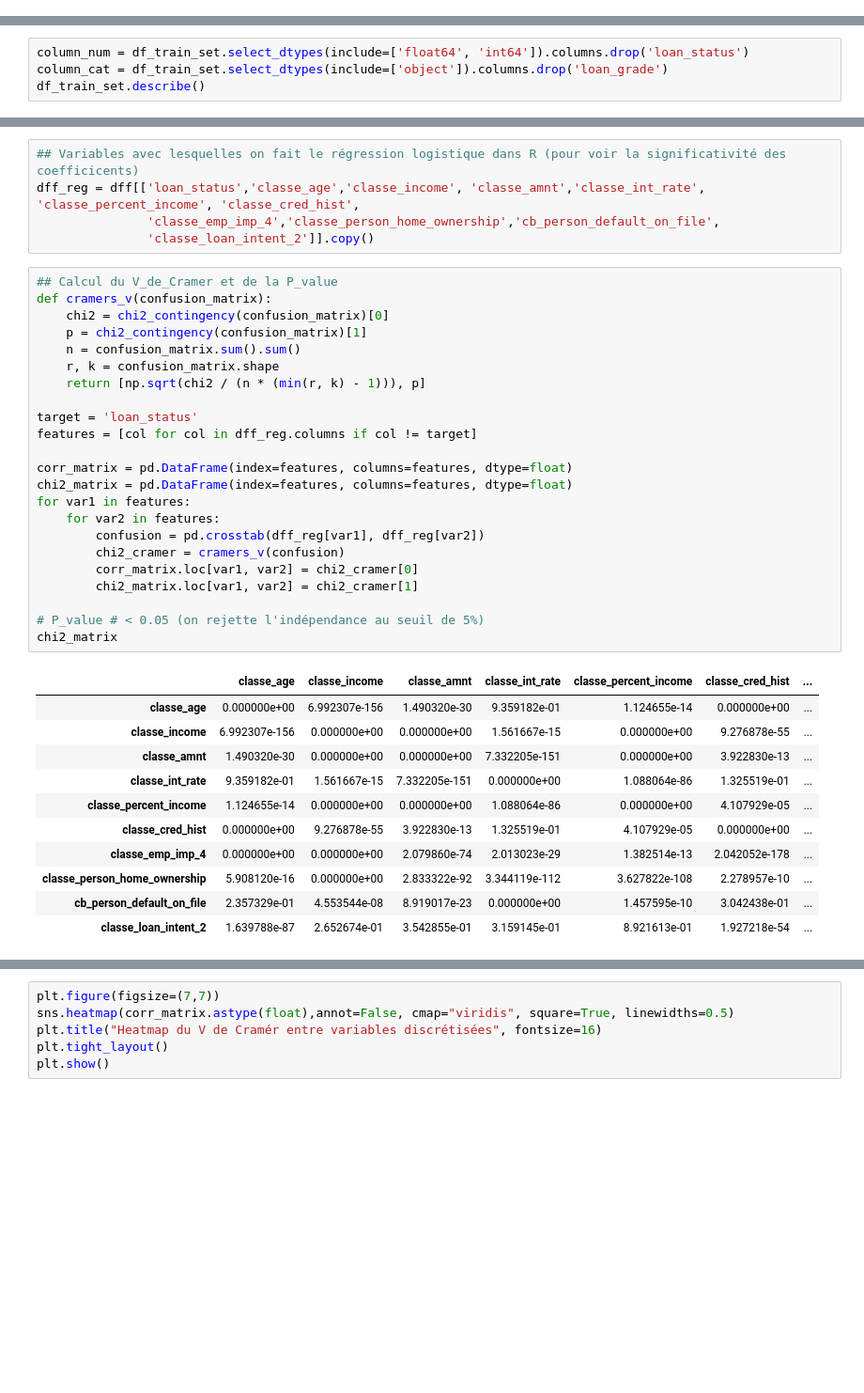
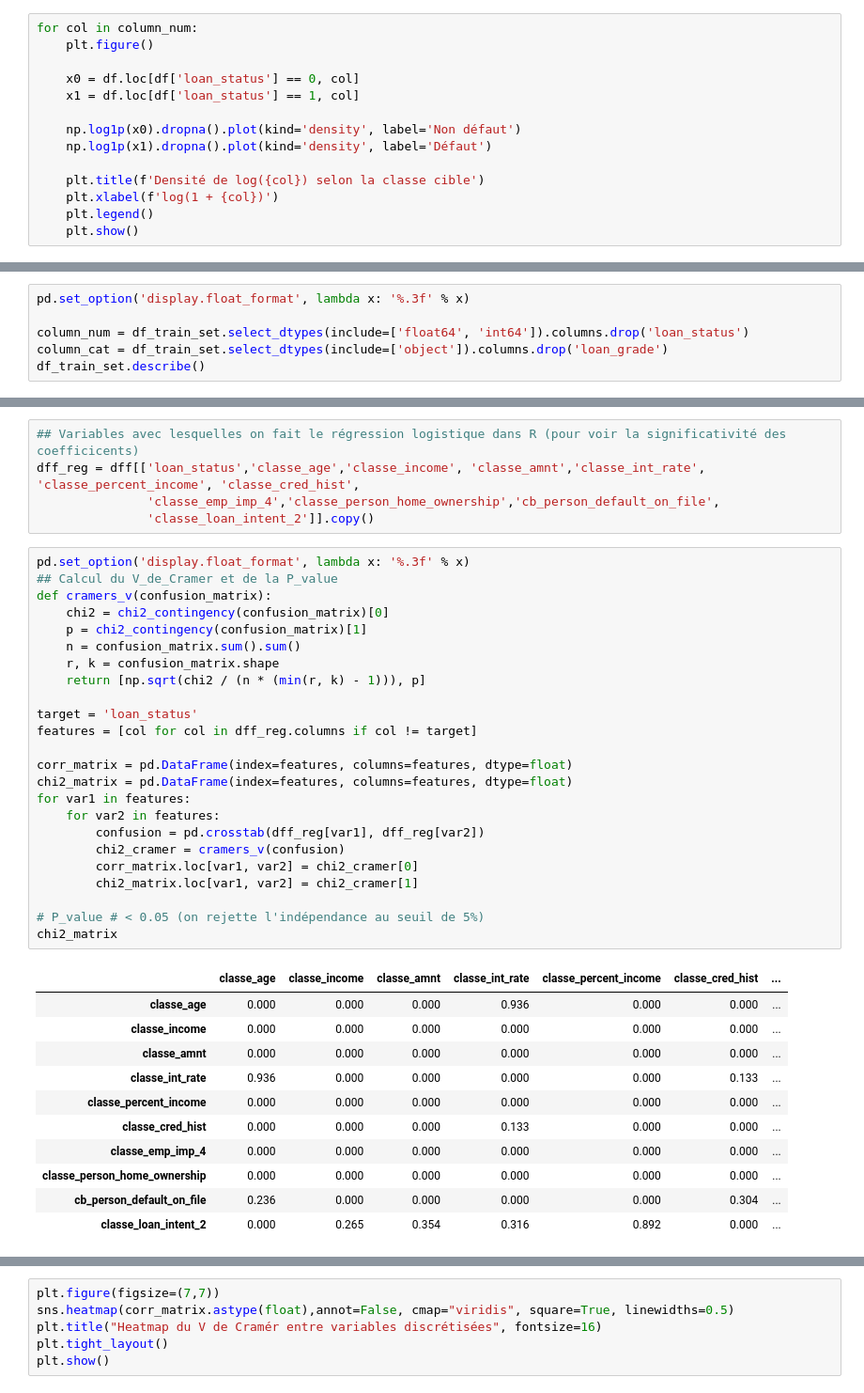
Before and after one commit to jbcheze/Scoring_Project, a Jupyter notebook: notebook/exploration.ipynb, the cells around one changed output, grey strips where cells are left out. Shown at 94% size. Saved outputs shown, nothing was run; the diff lists cells and outputs as text; blank space fills up the shorter version.

```diff
--- a/notebook/exploration.ipynb
+++ b/notebook/exploration.ipynb
@@ -25,0 +38,14 @@ column_cat = df.select_dtypes(include=['object']).columns.drop('loan_grade')
+# %%
+for col in column_num:
+    plt.figure()
+
+    x0 = df.loc[df['loan_status'] == 0, col]
+    x1 = df.loc[df['loan_status'] == 1, col]
+
+    np.log1p(x0).dropna().plot(kind='density', label='Non défaut')
+    np.log1p(x1).dropna().plot(kind='density', label='Défaut')
+
+    plt.title(f'Densité de log({col}) selon la classe cible')
+    plt.xlabel(f'log(1 + {col})')
+    plt.legend()
+    plt.show()
@@ -89,6 +150,8 @@ df_test_set = df_test_set.drop(columns=["stratify_col"])
 # %% [markdown]
 ## Exploration de la base de donnée
 # %%
+pd.set_option('display.float_format', lambda x: '%.3f' % x)
+
 column_num = df_train_set.select_dtypes(include=['float64', 'int64']).columns.drop('loan_status')
 column_cat = df_train_set.select_dtypes(include=['object']).columns.drop('loan_grade')
 df_train_set.describe()
@@ -385,40 +469,41 @@ dff_reg = dff[['loan_status','classe_age','classe_income', 'classe_amnt','classe
                'classe_emp_imp_4','classe_person_home_ownership','cb_person_default_on_file',
                'classe_loan_intent_2']].copy()
 # %%
+pd.set_option('display.float_format', lambda x: '%.3f' % x)
 ## Calcul du V_de_Cramer et de la P_value
 def cramers_v(confusion_matrix):
     chi2 = chi2_contingency(confusion_matrix)[0]
     p = chi2_contingency(confusion_matrix)[1]
     n = confusion_matrix.sum().sum()
     r, k = confusion_matrix.shape
     return [np.sqrt(chi2 / (n * (min(r, k) - 1))), p]
 
 target = 'loan_status'
 features = [col for col in dff_reg.columns if col != target]
 
 corr_matrix = pd.DataFrame(index=features, columns=features, dtype=float)
 chi2_matrix = pd.DataFrame(index=features, columns=features, dtype=float)
 for var1 in features:
     for var2 in features:
         confusion = pd.crosstab(dff_reg[var1], dff_reg[var2])
         chi2_cramer = cramers_v(confusion)
         corr_matrix.loc[var1, var2] = chi2_cramer[0]
         chi2_matrix.loc[var1, var2] = chi2_cramer[1]
 
 # P_value # < 0.05 (on rejette l'indépendance au seuil de 5%)
 chi2_matrix
 # %% [output]
 |  | classe_age | classe_income | classe_amnt | classe_int_rate | classe_percent_income | classe_cred_hist | ... |
-| classe_age | 0.000000e+00 | 6.992307e-156 | 1.490320e-30 | 9.359182e-01 | 1.124655e-14 | 0.000000e+00 | ... |
-| classe_income | 6.992307e-156 | 0.000000e+00 | 0.000000e+00 | 1.561667e-15 | 0.000000e+00 | 9.276878e-55 | ... |
-| classe_amnt | 1.490320e-30 | 0.000000e+00 | 0.000000e+00 | 7.332205e-151 | 0.000000e+00 | 3.922830e-13 | ... |
-| classe_int_rate | 9.359182e-01 | 1.561667e-15 | 7.332205e-151 | 0.000000e+00 | 1.088064e-86 | 1.325519e-01 | ... |
-| classe_percent_income | 1.124655e-14 | 0.000000e+00 | 0.000000e+00 | 1.088064e-86 | 0.000000e+00 | 4.107929e-05 | ... |
-| classe_cred_hist | 0.000000e+00 | 9.276878e-55 | 3.922830e-13 | 1.325519e-01 | 4.107929e-05 | 0.000000e+00 | ... |
-| classe_emp_imp_4 | 0.000000e+00 | 0.000000e+00 | 2.079860e-74 | 2.013023e-29 | 1.382514e-13 | 2.042052e-178 | ... |
-| classe_person_home_ownership | 5.908120e-16 | 0.000000e+00 | 2.833322e-92 | 3.344119e-112 | 3.627822e-108 | 2.278957e-10 | ... |
-| cb_person_default_on_file | 2.357329e-01 | 4.553544e-08 | 8.919017e-23 | 0.000000e+00 | 1.457595e-10 | 3.042438e-01 | ... |
-| classe_loan_intent_2 | 1.639788e-87 | 2.652674e-01 | 3.542855e-01 | 3.159145e-01 | 8.921613e-01 | 1.927218e-54 | ... |
+| classe_age | 0.000 | 0.000 | 0.000 | 0.936 | 0.000 | 0.000 | ... |
+| classe_income | 0.000 | 0.000 | 0.000 | 0.000 | 0.000 | 0.000 | ... |
+| classe_amnt | 0.000 | 0.000 | 0.000 | 0.000 | 0.000 | 0.000 | ... |
+| classe_int_rate | 0.936 | 0.000 | 0.000 | 0.000 | 0.000 | 0.133 | ... |
+| classe_percent_income | 0.000 | 0.000 | 0.000 | 0.000 | 0.000 | 0.000 | ... |
+| classe_cred_hist | 0.000 | 0.000 | 0.000 | 0.133 | 0.000 | 0.000 | ... |
+| classe_emp_imp_4 | 0.000 | 0.000 | 0.000 | 0.000 | 0.000 | 0.000 | ... |
+| classe_person_home_ownership | 0.000 | 0.000 | 0.000 | 0.000 | 0.000 | 0.000 | ... |
+| cb_person_default_on_file | 0.236 | 0.000 | 0.000 | 0.000 | 0.000 | 0.304 | ... |
+| classe_loan_intent_2 | 0.000 | 0.265 | 0.354 | 0.316 | 0.892 | 0.000 | ... |
 # %%
 # V_de_Cramer (>= 0.5 -> association forte)
 corr_matrix
```
Also changed, not shown: parts of 32 cells of this notebook.
